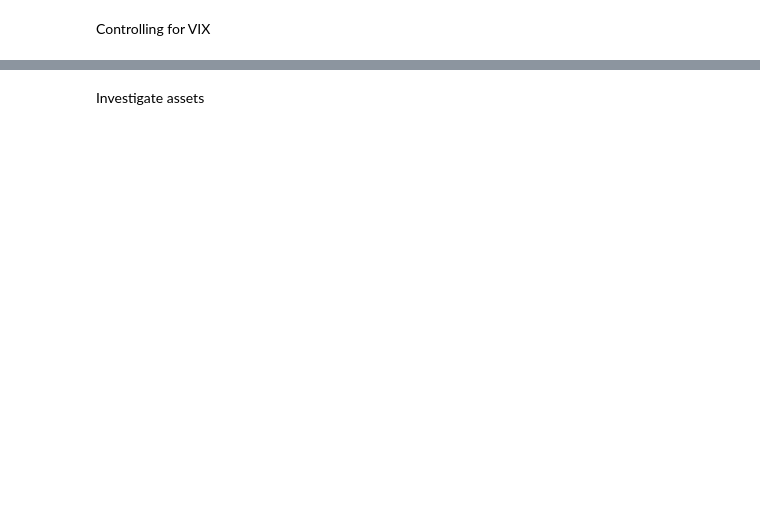
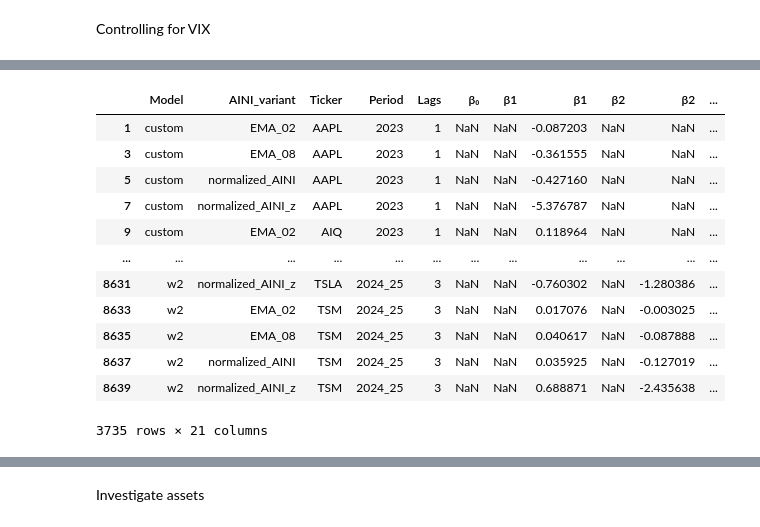
Before and after one commit to LarsIX/narrative_index, a Jupyter notebook: notebooks/analyse_gc_results.ipynb, the cells around one changed output, grey strips where cells are left out. Cells and saved outputs as stored; diff of their text form; code cells hidden in the pictures; blank space fills up the shorter version.

```diff
--- a/notebooks/analyse_gc_results.ipynb
+++ b/notebooks/analyse_gc_results.ipynb
@@ -160,0 +196,19 @@ gc_all_results_for_report_sox
+# %%
+cols = ["AINI_variant", "Ticker", "Period", "Model"]
+
+# ensure string dtype for merge keys
+for c in cols:
+    gc_all_results[c] = gc_all_results[c].astype(str)
+    gc_all_results_sox[c] = gc_all_results_sox[c].astype(str)
+
+# ensure subset of relevant columns exists in both DataFrames
+missing_rows = gc_all_results.merge(
+    gc_all_results_sox[cols],
+    on=cols,
+    how="left",
+    indicator=True
+).query('_merge == "left_only"') \
+ .drop(columns="_merge")
+
+# display or save
+print(missing_rows)
@@ -677,27 +1374,41 @@ gc_all_results.to_html(table_path / "granger_causality_VIX.html", index=False)
 # %%
 # subset by direction
-vix_aini_to_ret = gc_all_results_VIX[gc_all_results_VIX["Direction"] == "AINI_to_RET"]
-vix_ret_to_aini = gc_all_results_VIX[gc_all_results_VIX["Direction"] == "RET_to_AINI"]
+vix_aini_to_ret = gc_all_results_VIX_for_report[gc_all_results_VIX_for_report["Direction"] == "AINI_to_RET"]
+vix_ret_to_aini = gc_all_results_VIX_for_report[gc_all_results_VIX_for_report["Direction"] == "RET_to_AINI"]
 
 # cols to keep
 keep_a2r = [
     "Model", "AINI_variant", "Ticker", "Period", "Lags", "β₀",
     "β1", "β2", "β3",
     "γ1", "γ2", "γ3",
     "BH empirical p", "BH analytical p", "joint rej. (α=0.1)"
 ]
 
 keep_r2a = [
     "Model", "AINI_variant", "Ticker", "Period", "Lags", "β₀",
     "β1", "β2", "β3",
     "γ1", "γ2", "γ3",
     "BH empirical p", "BH analytical p", "joint rej. (α=0.1)"
 ]
 
 # subset
 vix_aini_to_ret_sub = vix_aini_to_ret[keep_a2r]
 vix_ret_to_aini_sub = vix_ret_to_aini[keep_r2a]
-vix_aini_to_ret
+vix_ret_to_aini_sub
+# %% [output]
+|  | Model | AINI_variant | Ticker | Period | Lags | β₀ | β1 | β1 | β2 | β2 | ... |
+| 1 | custom | EMA_02 | AAPL | 2023 | 1 | NaN | NaN | -0.087203 | NaN | NaN | ... |
+| 3 | custom | EMA_08 | AAPL | 2023 | 1 | NaN | NaN | -0.361555 | NaN | NaN | ... |
+| 5 | custom | normalized_AINI | AAPL | 2023 | 1 | NaN | NaN | -0.427160 | NaN | NaN | ... |
+| 7 | custom | normalized_AINI_z | AAPL | 2023 | 1 | NaN | NaN | -5.376787 | NaN | NaN | ... |
+| 9 | custom | EMA_02 | AIQ | 2023 | 1 | NaN | NaN | 0.118964 | NaN | NaN | ... |
+| ... | ... | ... | ... | ... | ... | ... | ... | ... | ... | ... | ... |
+| 8631 | w2 | normalized_AINI_z | TSLA | 2024_25 | 3 | NaN | NaN | -0.760302 | NaN | -1.280386 | ... |
+| 8633 | w2 | EMA_02 | TSM | 2024_25 | 3 | NaN | NaN | 0.017076 | NaN | -0.003025 | ... |
+| 8635 | w2 | EMA_08 | TSM | 2024_25 | 3 | NaN | NaN | 0.040617 | NaN | -0.087888 | ... |
+| 8637 | w2 | normalized_AINI | TSM | 2024_25 | 3 | NaN | NaN | 0.035925 | NaN | -0.127019 | ... |
+| 8639 | w2 | normalized_AINI_z | TSM | 2024_25 | 3 | NaN | NaN | 0.688871 | NaN | -2.435638 | ... |
+3735 rows × 21 columns
 # %%
 # calculate rejection rate
 
```
Also changed, not shown: parts of 50 cells of this notebook, 30 other files.
